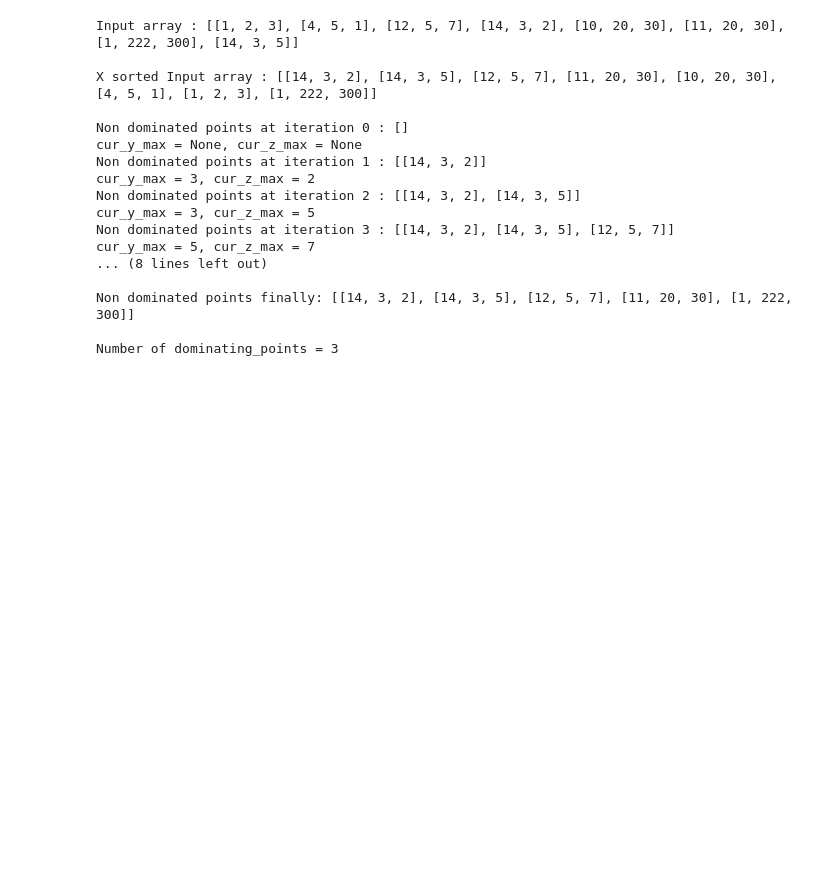
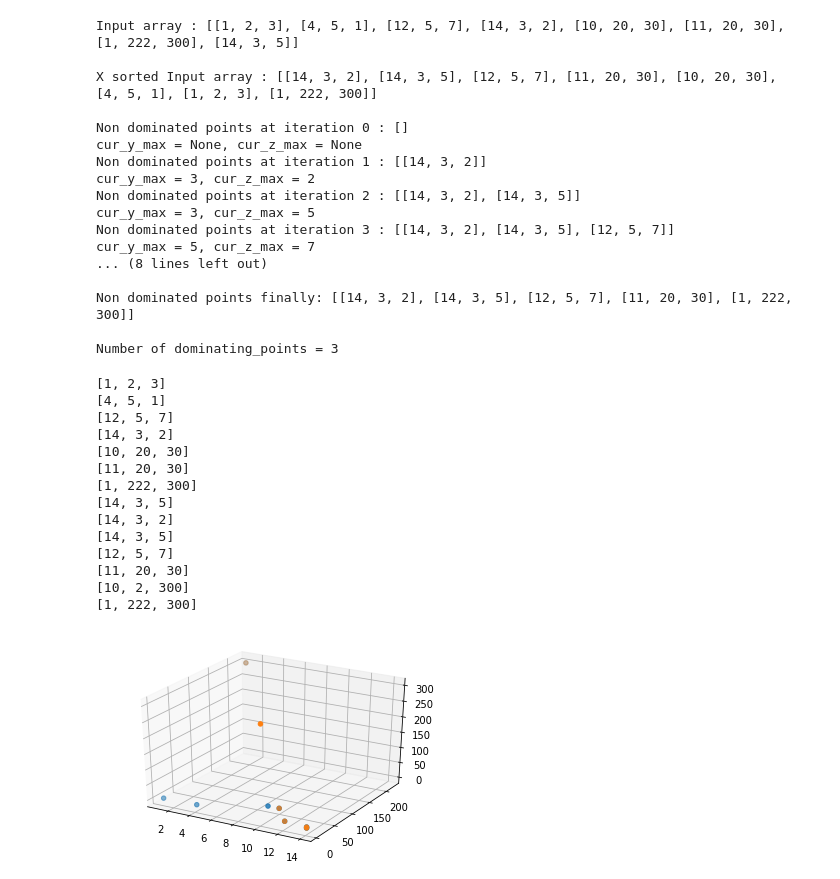
Before and after one commit to akashindani/Dominating-points-in-3d, a Jupyter notebook: Dominating_points_in_3d.ipynb, the cells around one changed output. Drawn from its saved outputs; the diff is of its cells as text; code cells hidden in the pictures; blank space fills up the shorter version.

```diff
--- a/Dominating_points_in_3d.ipynb
+++ b/Dominating_points_in_3d.ipynb
@@ -56,3 +56,51 @@ cur_y_max = 5, cur_z_max = 7
 Non dominated points finally: [[14, 3, 2], [14, 3, 5], [12, 5, 7], [11, 20, 30], [1, 222, 300]]
 
 Number of dominating_points = 3
+# %%
+from mpl_toolkits import mplot3d
+%matplotlib inline
+import numpy as np
+import matplotlib.pyplot as plt
+
+fig = plt.figure()
+ax = plt.axes(projection='3d')
+
+x_list = []
+y_list = []
+z_list = []
+
+for each_point in a:
+    print(each_point)
+    x_list.append(each_point[0])
+    y_list.append(each_point[1])
+    z_list.append(each_point[2])
+
+ax.scatter3D(x_list, y_list, z_list, cmap='Blue');
+
+x_list = []
+y_list = []
+z_list = []
+
+for each_point in non_dominated_list:
+    print(each_point)
+    x_list.append(each_point[0])
+    y_list.append(each_point[1])
+    z_list.append(each_point[2])
+
+ax.scatter3D(x_list, y_list, z_list, cmap='Red');
+# %% [output]
+[1, 2, 3]
+[4, 5, 1]
+[12, 5, 7]
+[14, 3, 2]
+[10, 20, 30]
+[11, 20, 30]
+[1, 222, 300]
+[14, 3, 5]
+[14, 3, 2]
+[14, 3, 5]
+[12, 5, 7]
+[11, 20, 30]
+[10, 2, 300]
+[1, 222, 300]
+[figure, added]
```
